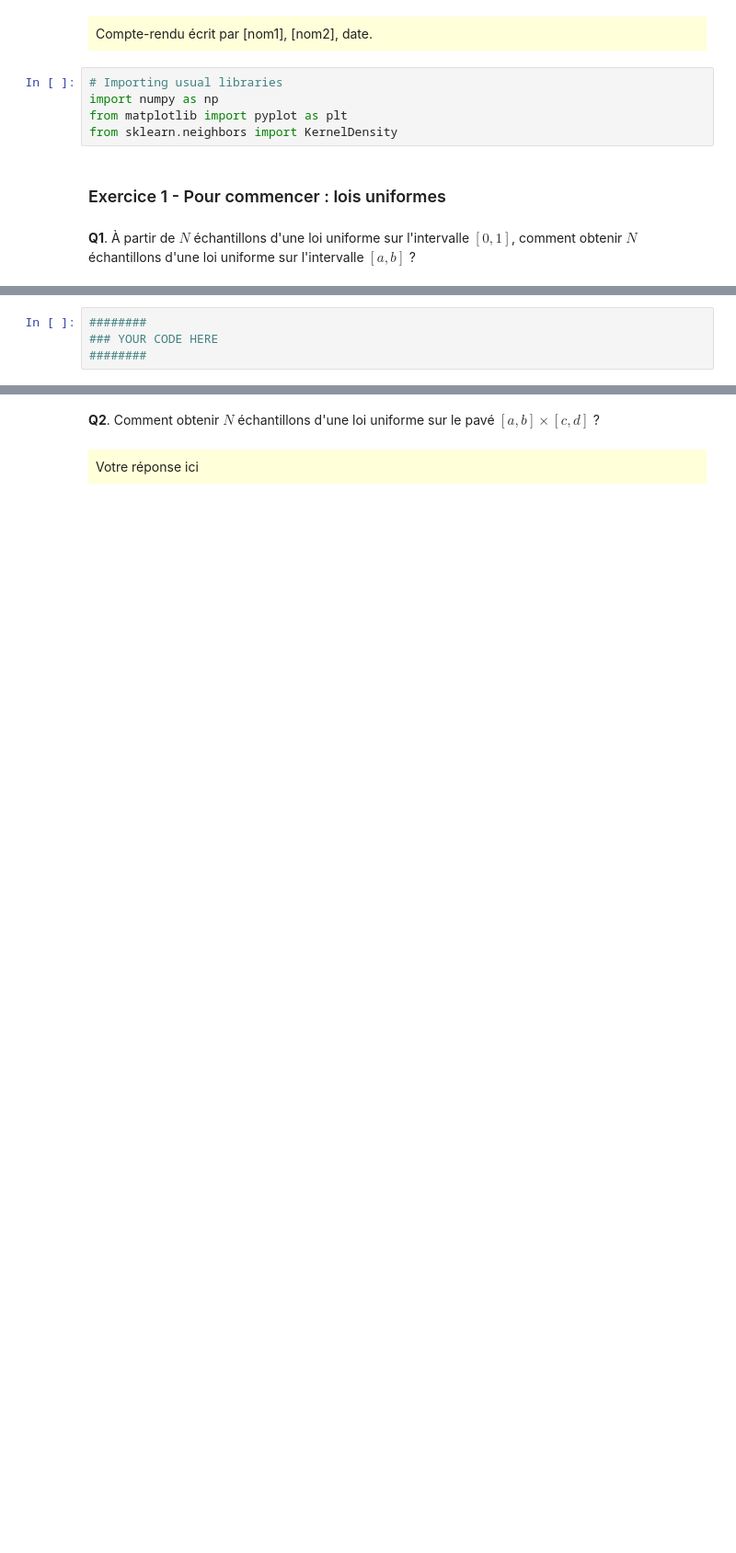
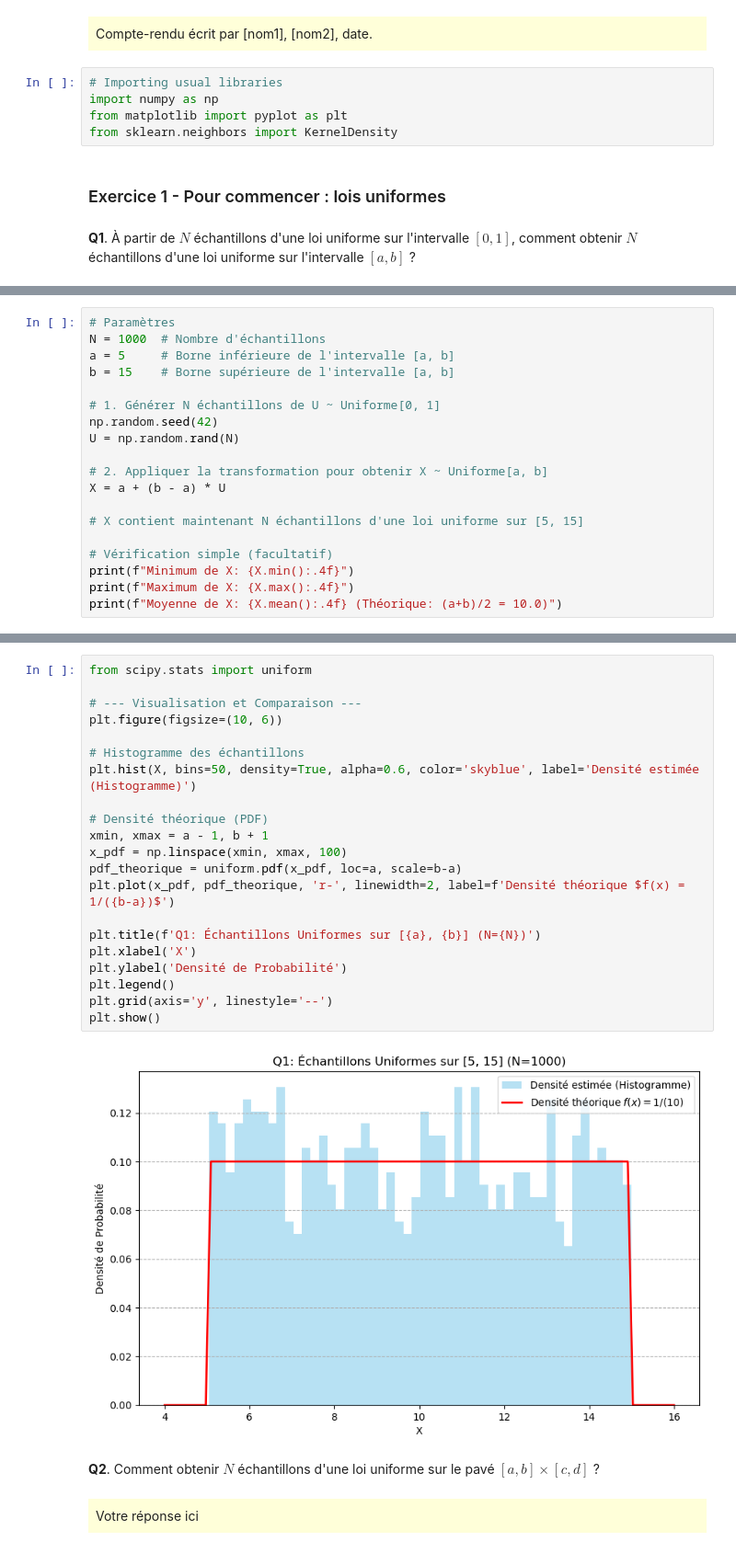
Before and after one commit to farahamorri/estim_av, a Jupyter notebook: tp1_gen_va.ipynb, the cells around one changed output, grey strips where cells are left out. Shown: that part at 92% size. Saved outputs shown, nothing was run; the diff lists cells and outputs as text; blank space fills up the shorter version.

```diff
--- a/tp1_gen_va.ipynb
+++ b/tp1_gen_va.ipynb
@@ -36,4 +63,19 @@ Votre réponse ici
 # %%
-########
-### YOUR CODE HERE
-########
+# Paramètres
+N = 1000  # Nombre d'échantillons
+a = 5     # Borne inférieure de l'intervalle [a, b]
+b = 15    # Borne supérieure de l'intervalle [a, b]
+
+# 1. Générer N échantillons de U ~ Uniforme[0, 1]
+np.random.seed(42)
+U = np.random.rand(N)
+
+# 2. Appliquer la transformation pour obtenir X ~ Uniforme[a, b]
+X = a + (b - a) * U
+
+# X contient maintenant N échantillons d'une loi uniforme sur [5, 15]
+
+# Vérification simple (facultatif)
+print(f"Minimum de X: {X.min():.4f}")
+print(f"Maximum de X: {X.max():.4f}")
+print(f"Moyenne de X: {X.mean():.4f} (Théorique: (a+b)/2 = 10.0)")
@@ -40,3 +86,26 @@ Votre réponse ici
+# %%
+from scipy.stats import uniform
+
+# --- Visualisation et Comparaison ---
+plt.figure(figsize=(10, 6))
+
+# Histogramme des échantillons
+plt.hist(X, bins=50, density=True, alpha=0.6, color='skyblue', label='Densité estimée (Histogramme)')
+
+# Densité théorique (PDF)
+xmin, xmax = a - 1, b + 1
+x_pdf = np.linspace(xmin, xmax, 100)
+pdf_theorique = uniform.pdf(x_pdf, loc=a, scale=b-a)
+plt.plot(x_pdf, pdf_theorique, 'r-', linewidth=2, label=f'Densité théorique $f(x) = 1/({b-a})$')
+
+plt.title(f'Q1: Échantillons Uniformes sur [{a}, {b}] (N={N})')
+plt.xlabel('X')
+plt.ylabel('Densité de Probabilité')
+plt.legend()
+plt.grid(axis='y', linestyle='--')
+plt.show()
+# %% [output]
+[figure, added]
 # %% [markdown]
 **Q2**. Comment obtenir $N$ échantillons d'une loi uniforme sur le pavé $[a,b] \times [c,d]$ ?
 # %% [markdown]
```
Also changed, not shown: parts of 29 cells of this notebook.
